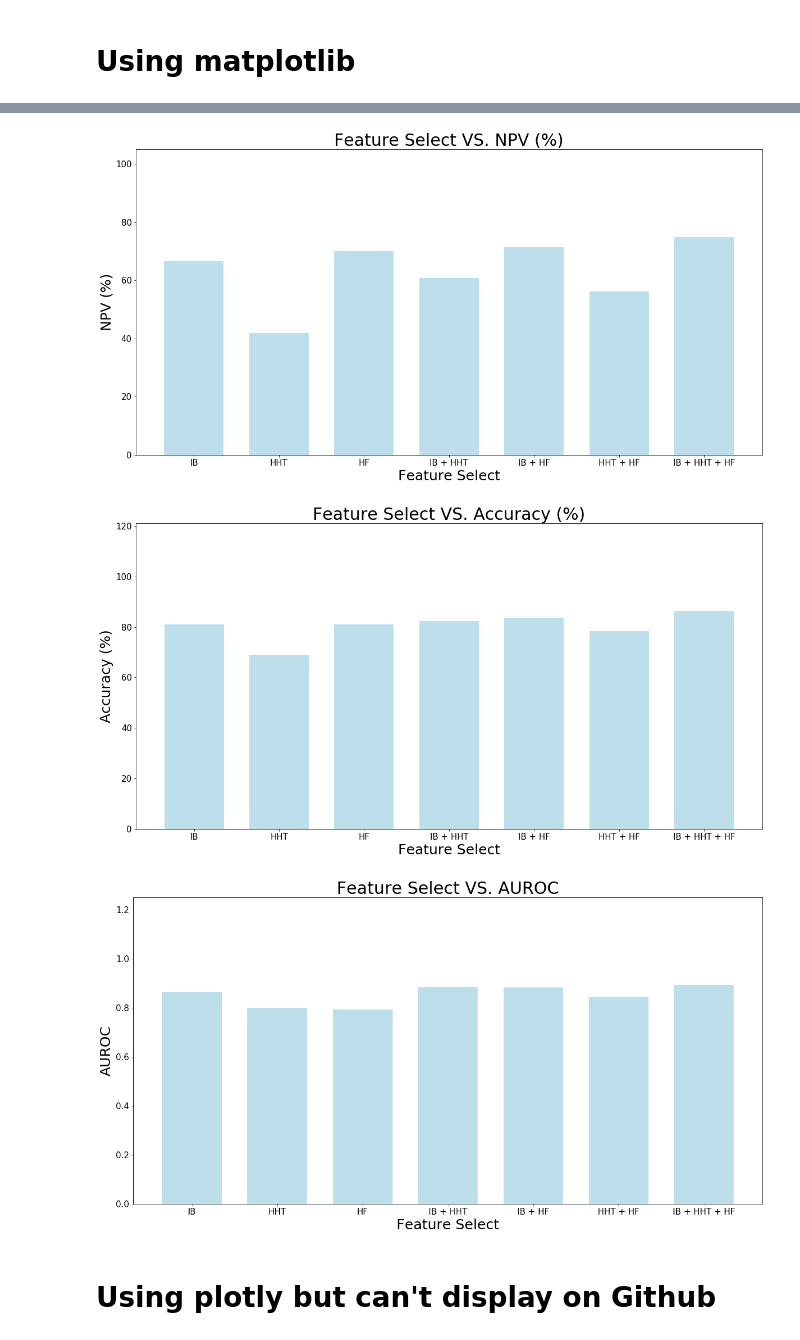
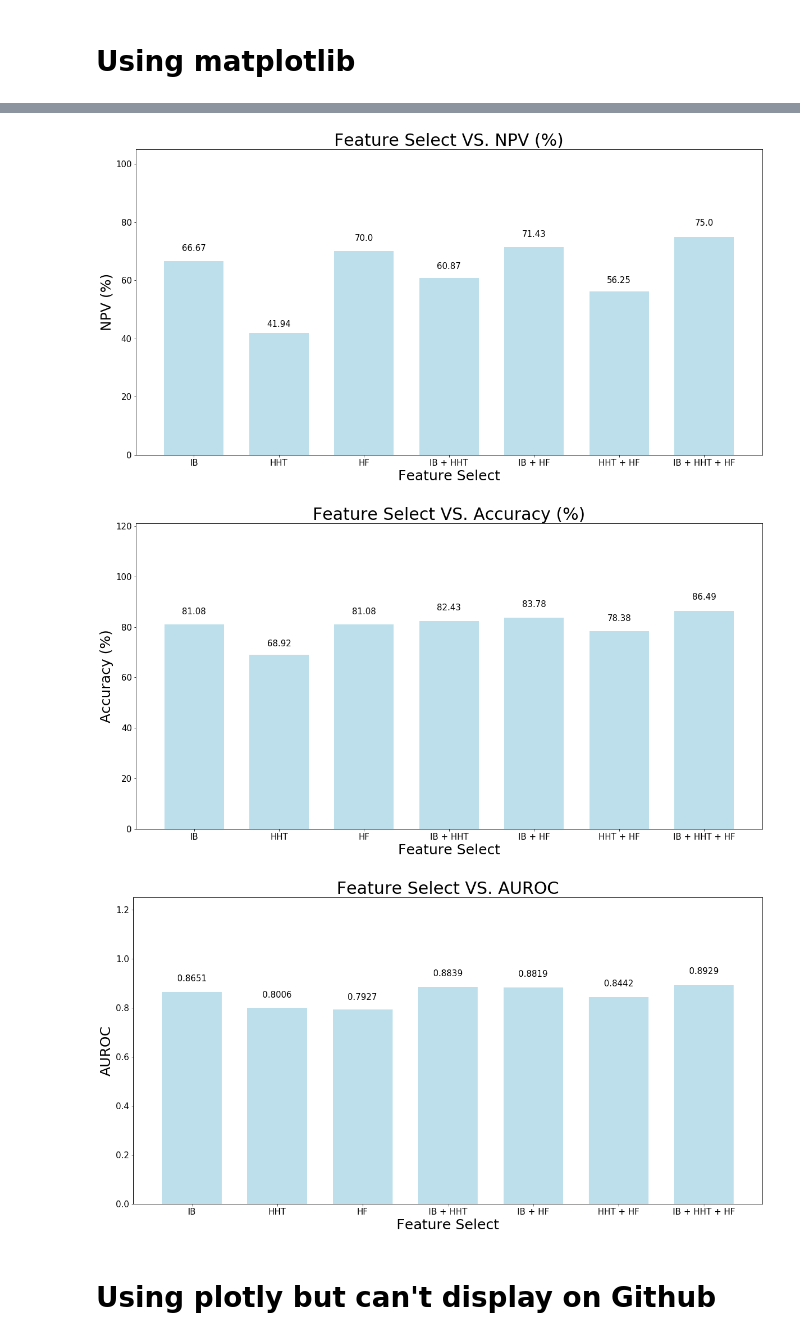
Before and after one commit to Lance0218/Fatty-liver-classifier, a Jupyter notebook: SVC/LOO for Pathology_NPathology/Bar plot.ipynb, the cells around one changed output, grey strips where cells are left out. Cells and saved outputs as stored; diff of their text form; code cells hidden in the pictures.

Commit message:
add text

```diff
--- a/SVC/LOO for Pathology_NPathology/Bar plot.ipynb
+++ b/SVC/LOO for Pathology_NPathology/Bar plot.ipynb
@@ -19,18 +19,20 @@ df = pd.DataFrame({'features' : ['IB', 'HHT', 'HF', 'IB + HHT', 'IB + HF', 'HHT
 # def Bar plot & save
 def bar_plot(i):
     plt.figure(figsize = (20, 10))
-    plt.bar(x, df[Parameters[i]], width = 0.7,color = 'lightblue', alpha = 0.8)
-    plt.title('Feature Select VS. {0}'.format(Parameters[i]), size=30)
+    plt.bar(X, df[Parameters[i]], width = 0.7,color = 'lightblue', alpha = 0.8)
+    plt.title('Feature Select VS. {0}'.format(Parameters[i]), size = 30)
     plt.xlabel('Feature Select', size = 25)
     plt.ylabel('{0}'.format(Parameters[i]), size = 25)
-    plt.xticks(x, df['features'], size = 15)
+    plt.xticks(X, df['features'], size = 15)
     plt.yticks(size = 15)
     plt.ylim(0, 1.4*max(df[Parameters[i]]))
+    for x, y in zip(X, df[Parameters[i]]):
+        plt.text(x, 1.05*y, y, ha = 'center', size = 15)
     plt.savefig('Result Visualization\Feature Select VS. {0}.png'.format(Parameters[i]))
     plt.show()
 
 # plot & save
-x = np.arange(7)
+X = np.arange(7)
 Parameters = ['Sensitivity (%)', 'Specificity (%)', 'LR+', 'LR-', 'PPV (%)', 'NPV (%)', 'Accuracy (%)', 'AUROC']
 for i in range(8):
     bar_plot(i)
@@ -43,6 +45,6 @@ for i in range(8):
-[figure, old version]
+[figure, new version]
-[figure, old version]
+[figure, new version]
-[figure, old version]
+[figure, new version]
 # %% [markdown]
 # Using plotly but can't display on Github
 # %%
```
Also changed, not shown: parts of 1 cell of this notebook.
